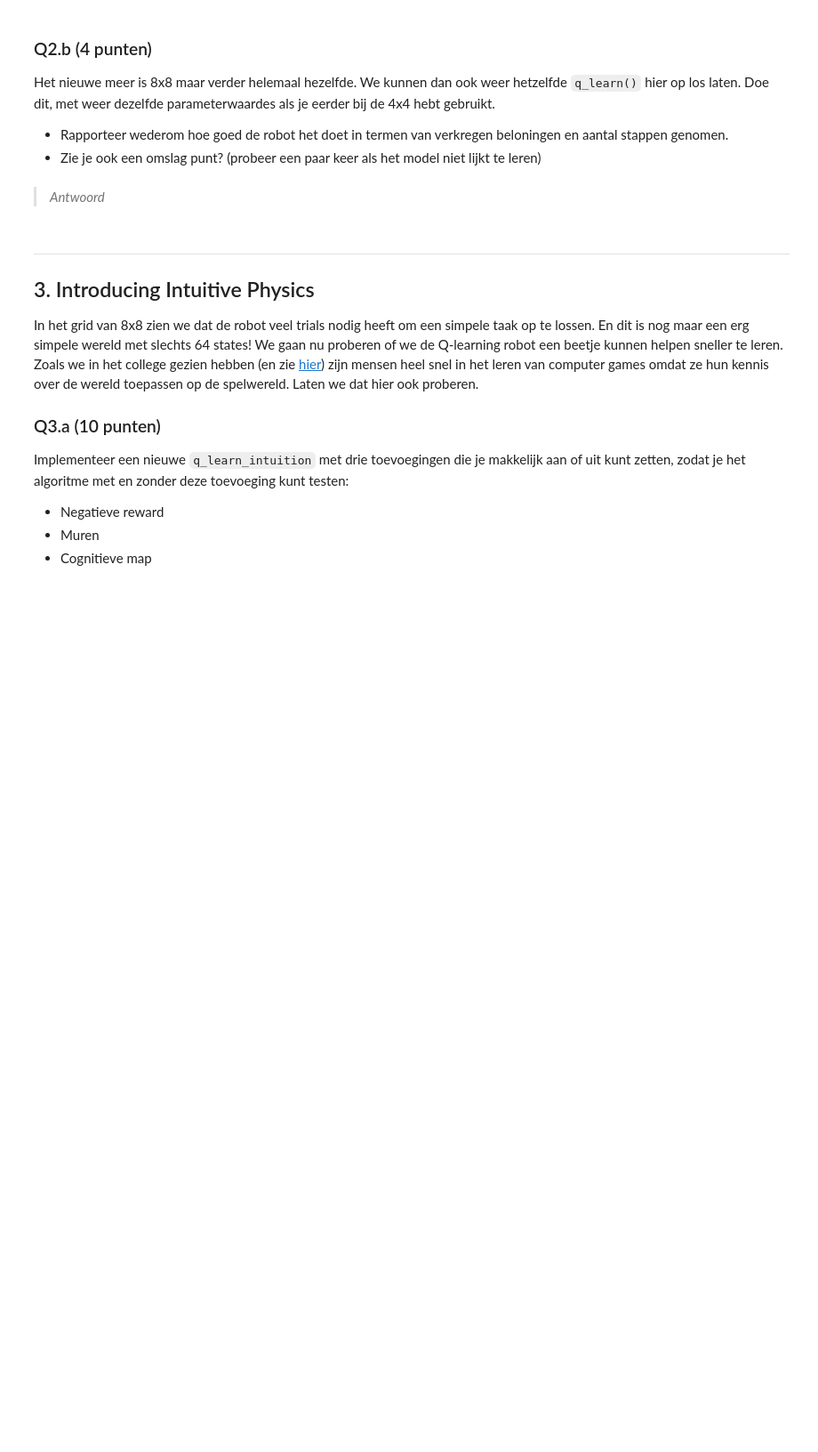
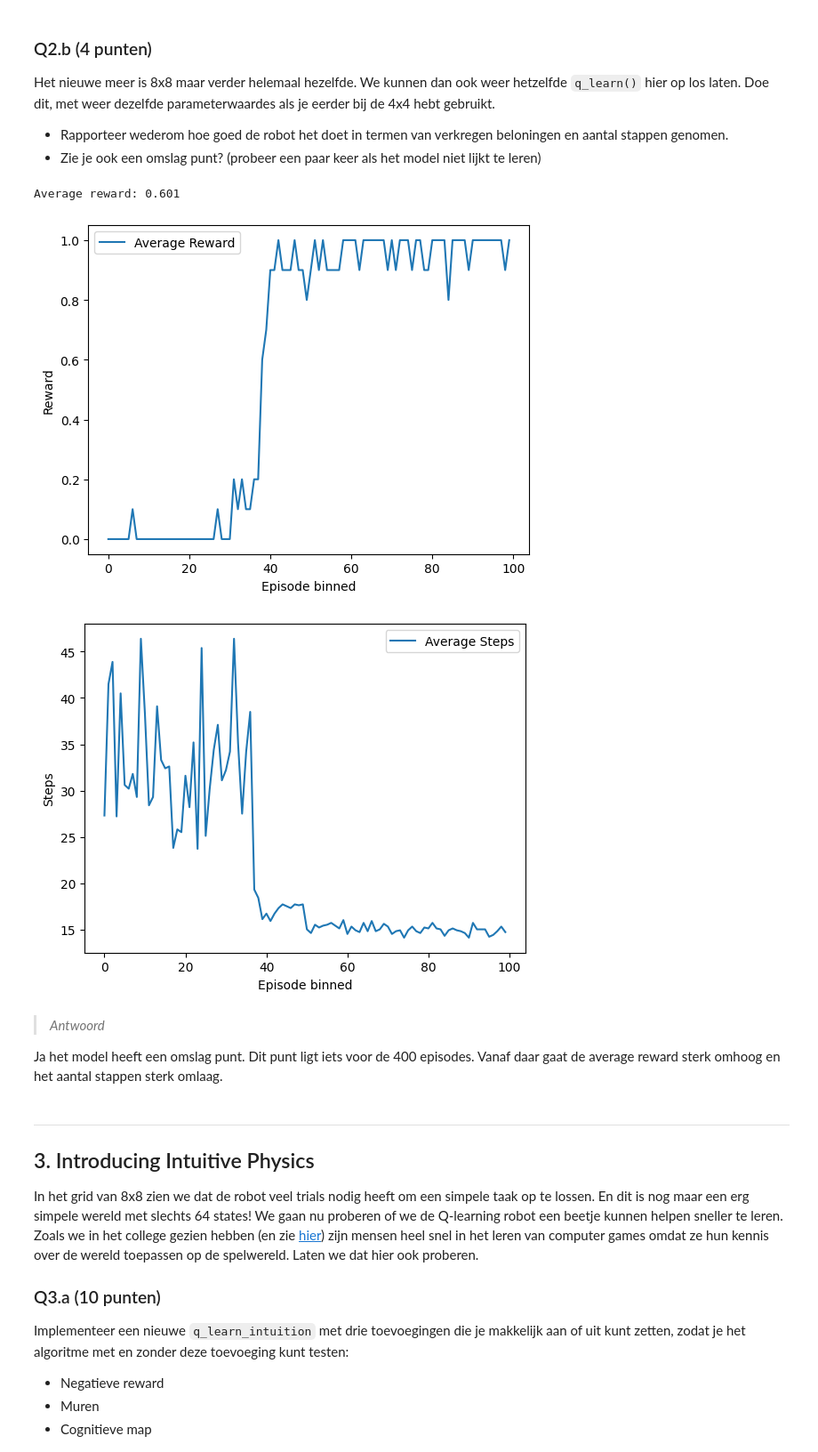
Before and after one commit to YorbenKoolhaas/cogmod, a Jupyter notebook: hw3/Assignment_3a.ipynb, the cells around one changed output. Shown: that part at 89% size. Saved outputs shown, nothing was run; the diff lists cells and outputs as text; code cells hidden in the pictures; blank space fills up the shorter version.

```diff
--- a/hw3/Assignment_3a.ipynb
+++ b/hw3/Assignment_3a.ipynb
@@ -334,5 +354,31 @@ Het nieuwe meer is 8x8 maar verder helemaal hezelfde. We kunnen dan ook weer het
-# %% [markdown]
-> *Antwoord*
+# %%
+random.seed(42)
+total_rewards, num_steps, q_vals = q_learn(env_8x8, num_episodes=1000)
+
+print(f'Average reward: {np.mean(total_rewards)}')
+
+width = 10
+result1 = total_rewards[:(total_rewards.size // width * width)].reshape(-1, width).mean(axis=1)
+plt.plot(result1, label='Average Reward')
+plt.xlabel('Episode binned')
+plt.ylabel('Reward')
+plt.legend()
+plt.show()
+
+result2 = num_steps[:(num_steps.size // width * width)].reshape(-1, width).mean(axis=1)
+plt.plot(result2, label='Average Steps')
+plt.xlabel('Episode binned')
+plt.ylabel('Steps')
+plt.legend()
+plt.show()
+# %% [output]
+Average reward: 0.601
+[figure, added]
+[figure, added]
+# %% [markdown]
+> *Antwoord*
+
+Ja het model heeft een omslag punt. Dit punt ligt iets voor de 400 episodes. Vanaf daar gaat de average reward sterk omhoog en het aantal stappen sterk omlaag.
 # %% [markdown]
 ---
 
```
Also changed, not shown: parts of 9 cells of this notebook.
